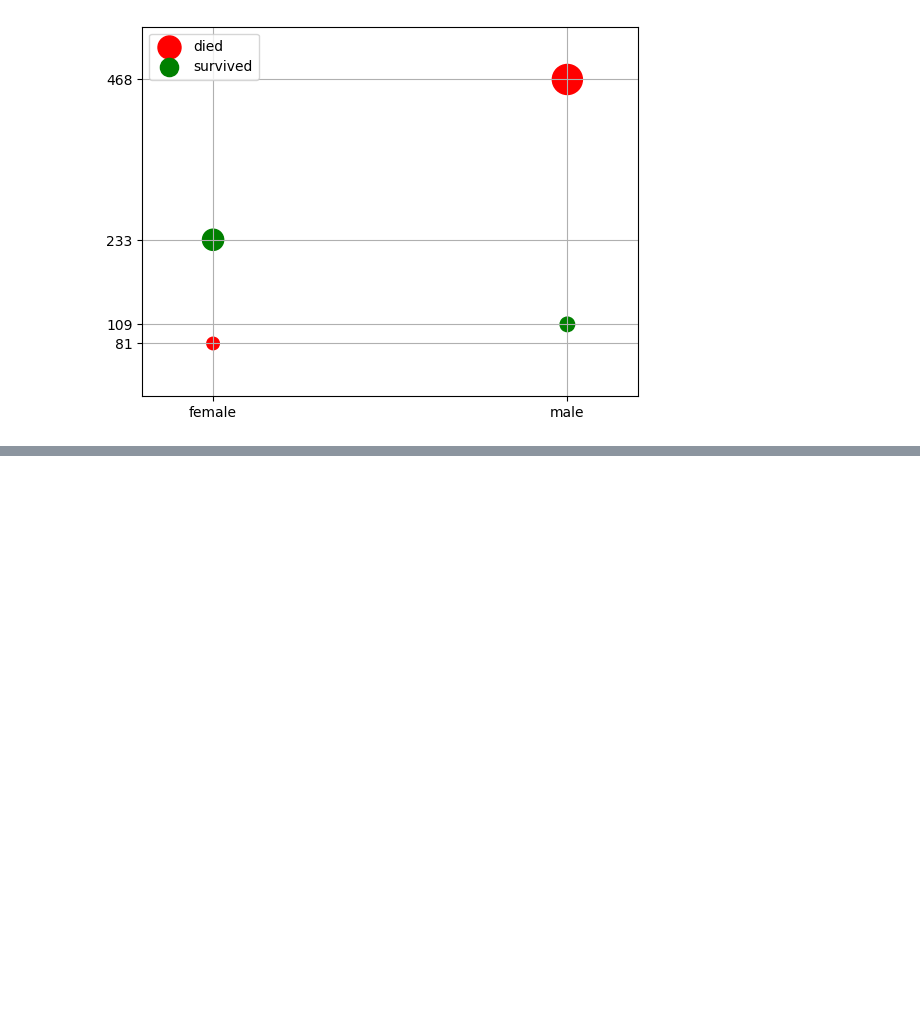
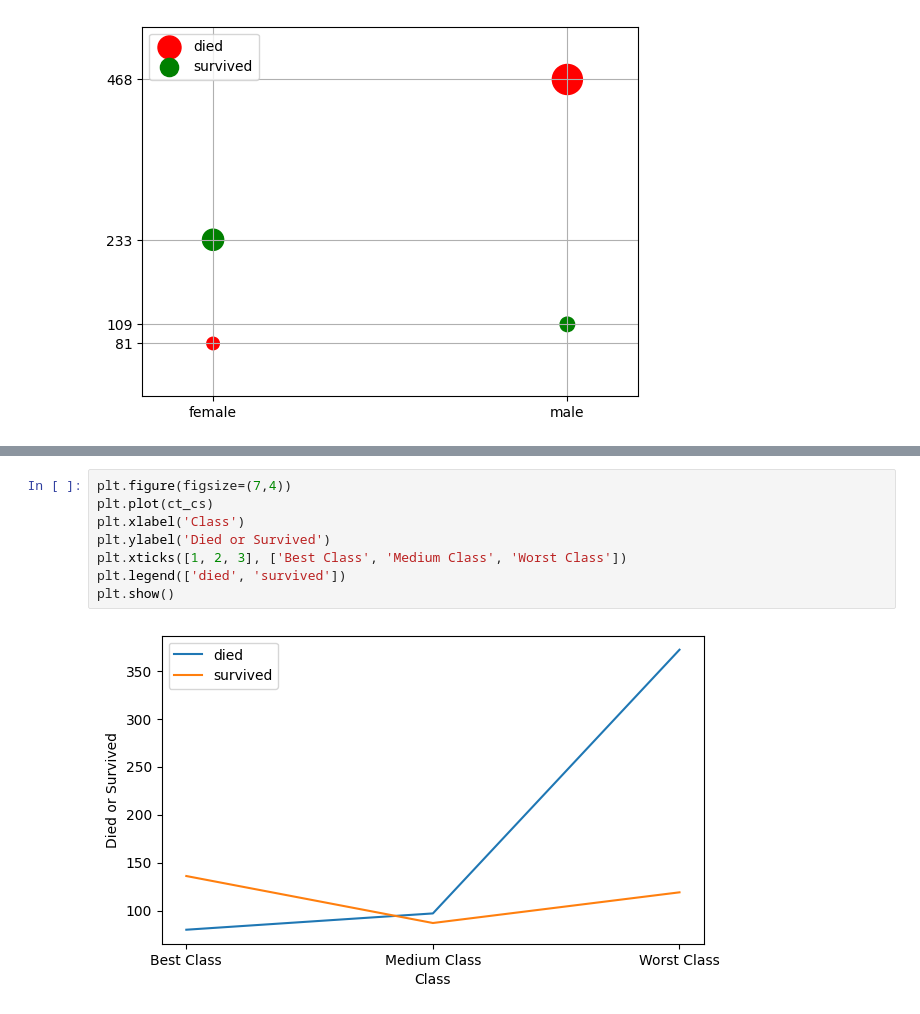
Before and after one commit to soheilabbasnia/titanic-eda, a Jupyter notebook: eda.ipynb, the cells around one changed output, grey strips where cells are left out. Drawn from its saved outputs; the diff is of its cells as text; blank space fills up the shorter version.

```diff
--- a/eda.ipynb
+++ b/eda.ipynb
@@ -245,0 +302,10 @@ plt.legend(['died', 'survived'])
+# %%
+plt.figure(figsize=(7,4))
+plt.plot(ct_cs)
+plt.xlabel('Class')
+plt.ylabel('Died or Survived')
+plt.xticks([1, 2, 3], ['Best Class', 'Medium Class', 'Worst Class'])
+plt.legend(['died', 'survived'])
+plt.show()
+# %% [output]
+[figure, added]
```
Also changed, not shown: parts of 8 cells of this notebook.
